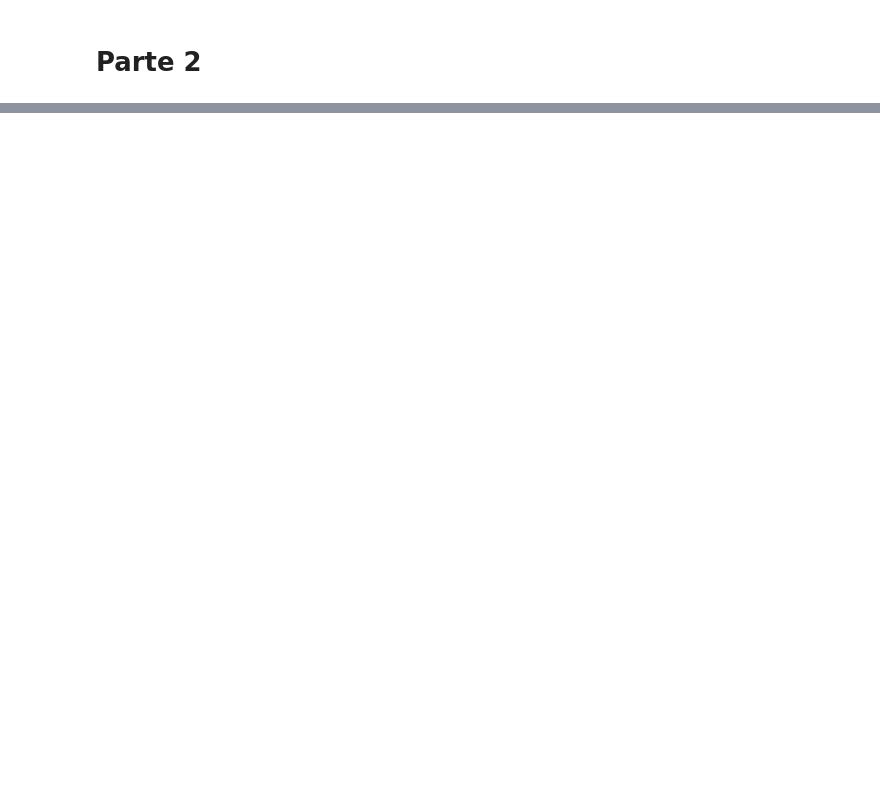
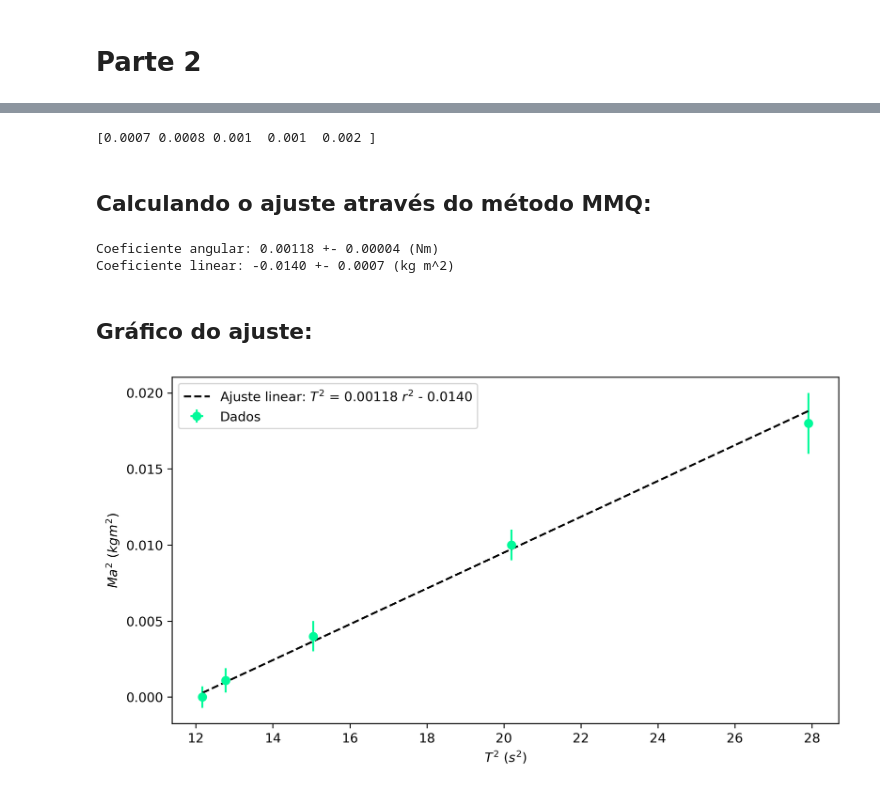
Before and after one commit to viniciusrocca/College_Codes, a Jupyter notebook: Lab_InertiaMoment.ipynb, the cells around one changed output, grey strips where cells are left out. Cells and saved outputs as stored; diff of their text form; code cells hidden in the pictures; blank space fills up the shorter version.

```diff
--- a/Lab_InertiaMoment.ipynb
+++ b/Lab_InertiaMoment.ipynb
@@ -284,0 +450,50 @@ $$D = (4.430 \pm 0.002 ) \ (10^{-2} Nm)$$
+# %%
+#Realizando o fit sobre os dados brutos:
+
+fit2 = np.polyfit(t_square2, m_a_square,1)
+
+#Calculando a transferência de incerteza:
+inc_ma_square_transf = np.sqrt(np.power(inc_ma_square,2) + np.power(inc_t_square2*fit2[0],2))
+
+#Considerando apenas um algarismo significativo na incerteza:
+inc_ma_square_transf = np.array([float('{:g}'.format(float('{:.1g}'.format(i)))) for i in inc_ma_square_transf])
+print(inc_ma_square_transf)
+# %% [output]
+[0.0007 0.0008 0.001  0.001  0.002 ]
+# %% [markdown]
+## Calculando o ajuste através do método MMQ:
+# %%
+fitpars2, cov_pars2 = np.polyfit(t_square2,m_a_square,1,w=np.power(inc_ma_square_transf,-1),cov='True')
+poly1d_fn = np.poly1d(fitpars2)
+#print(fitpars, cov_pars)
+
+#Coeficientes da reta ajustada:
+coef_angular2 = fitpars2[0]
+coef_linear2 = fitpars2[1]
+sigma_angular2 = np.sqrt(cov_pars2[0][0])
+sigma_linear2 = np.sqrt(cov_pars2[1][1])
+
+
+#Considerando apenas um algarismo significativo na incerteza:
+sigma_angular2 = float('{:g}'.format(float('{:.1g}'.format(sigma_angular2))))
+sigma_linear2 = float('{:g}'.format(float('{:.1g}'.format(sigma_linear2))))
+
+
+print('Coeficiente angular: %.5f +- %.5f (Nm)' % (coef_angular2 ,sigma_angular2))
+print('Coeficiente linear: %.4f +- %.4f (kg m^2)' %(coef_linear2,sigma_linear2))
+# %% [output]
+Coeficiente angular: 0.00118 +- 0.00004 (Nm)
+Coeficiente linear: -0.0140 +- 0.0007 (kg m^2)
+# %% [markdown]
+## Gráfico do ajuste:
+# %%
+plt.figure(figsize = [9.2,4.9], dpi = 300)
+plt.errorbar(t_square2,m_a_square,inc_ma_square_transf,0, 'o', color = 'Mediumspringgreen', label = 'Dados')
+plt.plot(t_square2,t_square2*coef_angular2 + coef_linear2, color ='black', ls = '--', label = r'Ajuste linear: $T^2$ = %.5f $r^2$ - %.4f' % (coef_angular2,abs(coef_linear2)))
+plt.ylabel(r'$Ma^2$ ($kg m^2$)')
+plt.xlabel(r'$T^2$ ($s^2$)')
+plt.legend()
+#plt.savefig('TxD_ajuste.pdf', dpi =300)
+plt.show()
+# %% [output]
+[figure, added]
```
Also changed, not shown: parts of 37 cells of this notebook.
